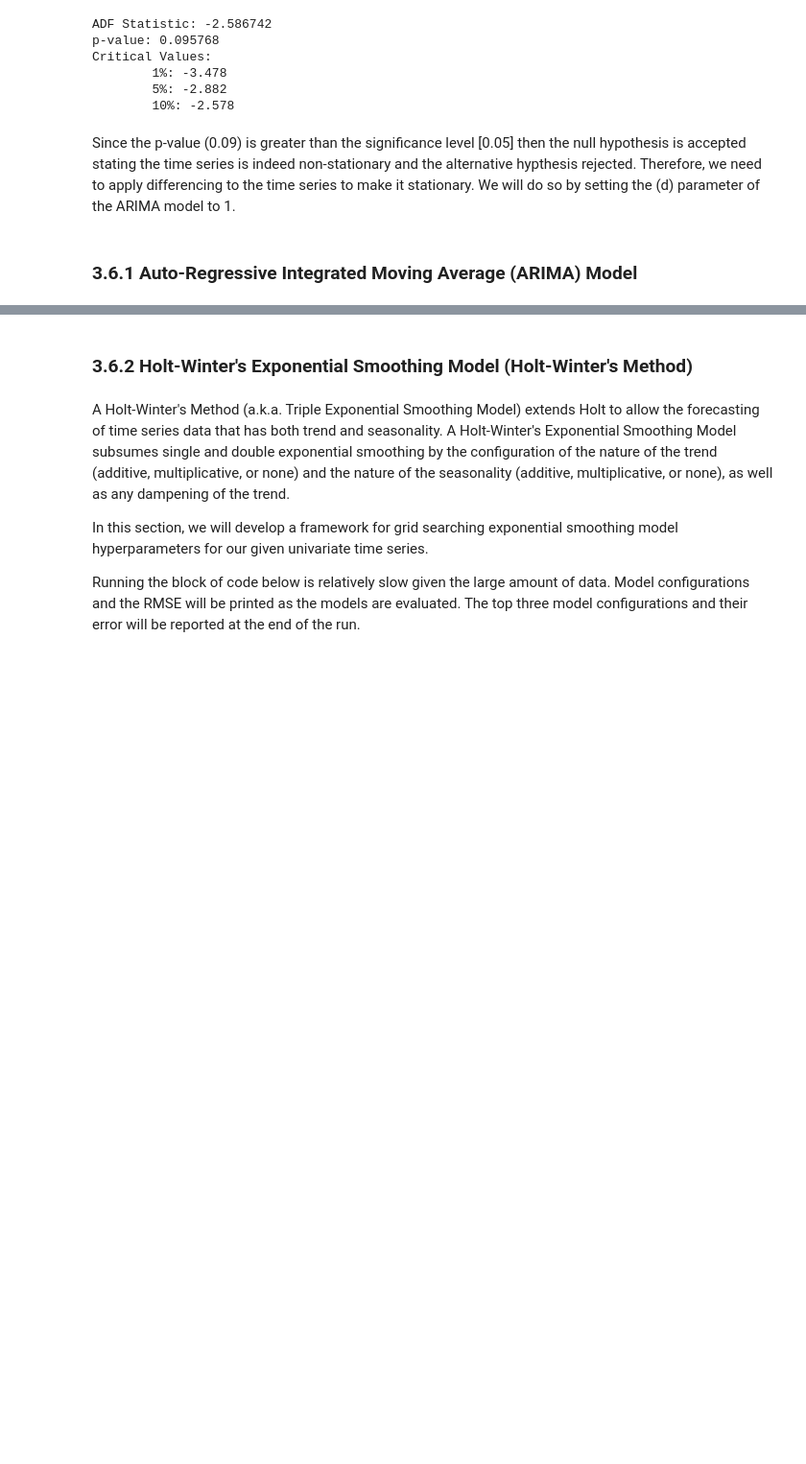
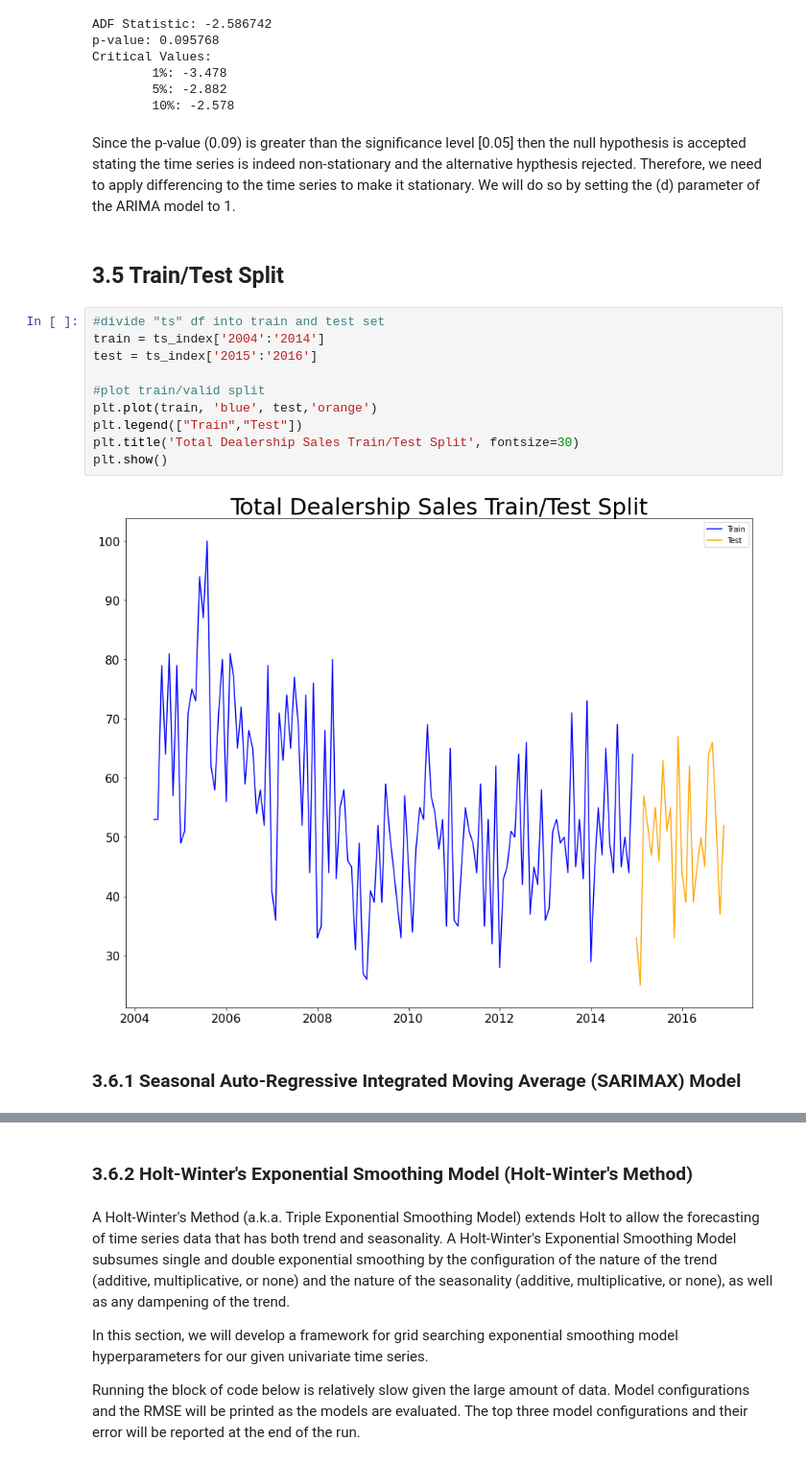
Before and after one commit to martell-n-tardy/Forecasting-with-a-Time-Series-Model-using-Python, a Jupyter notebook: notebooks/Preprocessing & Training.ipynb, the cells around one changed output, grey strips where cells are left out. Shown at 96% size. Drawn from its saved outputs; the diff is of its cells as text; blank space fills up the shorter version.

```diff
--- a/notebooks/Preprocessing & Training.ipynb
+++ b/notebooks/Preprocessing & Training.ipynb
@@ -108,8 +120,22 @@ Critical Values:
         10%: -2.578
 # %% [markdown]
 Since the p-value (0.09) is greater than the significance level [0.05] then the null hypothesis is accepted stating the time series is indeed non-stationary and the alternative hypthesis rejected. Therefore, we need to apply differencing to the time series to make it stationary. We will do so by setting the (d) parameter of the ARIMA model to 1.
+# %% [markdown]
+## 3.5 Train/Test Split
+# %%
+#divide "ts" df into train and test set
+train = ts_index['2004':'2014']
+test = ts_index['2015':'2016']
+
+#plot train/valid split
+plt.plot(train, 'blue', test,'orange')
+plt.legend(["Train","Test"])
+plt.title('Total Dealership Sales Train/Test Split', fontsize=30)
+plt.show()
+# %% [output]
+[figure, added]
 # %% [markdown]
-### 3.6.1 Auto-Regressive Integrated Moving Average (ARIMA) Model
+### 3.6.1 Seasonal Auto-Regressive Integrated Moving Average (SARIMAX) Model
 # %% [markdown]
 A ARIMA model is a class of statistical models for analyzing and forecasting time series data. It explicitly caters to a suite of standard structures in time series data, and as such provides a simple yet powerful method for making skillful time series forecasts. The 'AR' stands for "autoregression, the 'I' for "integrated, and the 'MA' for "moving average. Each of these components are explicitly specified in the model as a parameter.
 
```
Also changed, not shown: parts of 26 cells of this notebook.
